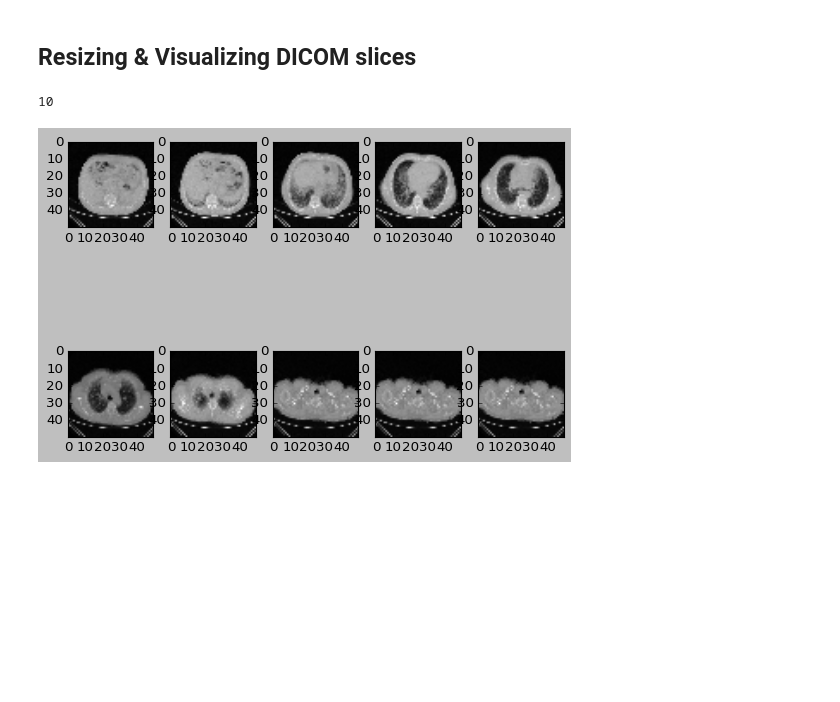
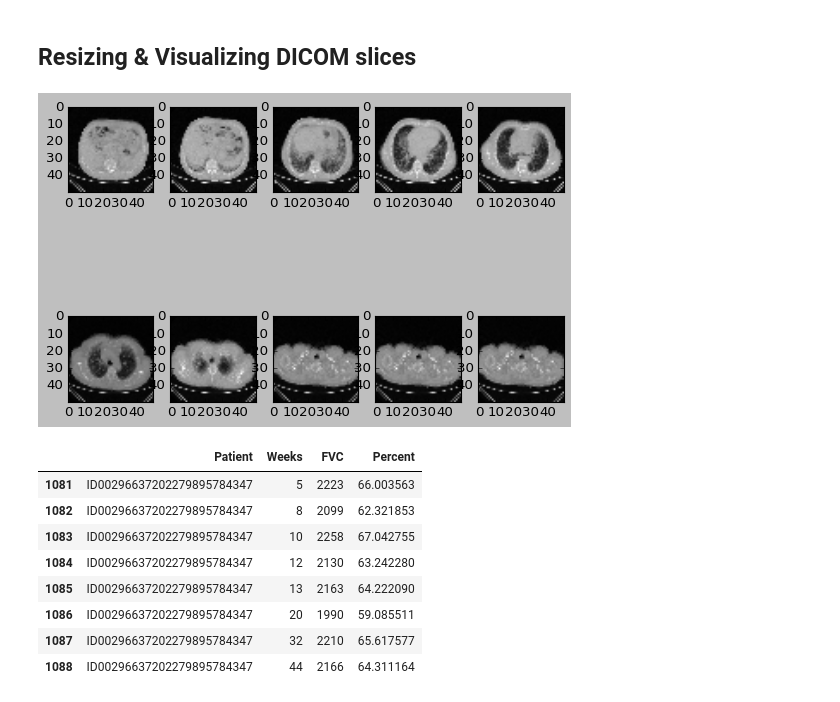
Before and after one commit to vdegenova/osic_kaggle, a Jupyter notebook: Data Ingestion.ipynb, the cells around one changed output. Cells and saved outputs as stored; diff of their text form; code cells hidden in the pictures; blank space fills up the shorter version.

```diff
--- a/Data Ingestion.ipynb
+++ b/Data Ingestion.ipynb
@@ -104,7 +104,7 @@ def process_data(patient, patient_history_df, img_px_size=50, hm_slices=10, visu
         del new_slices[HM_SLICES]
         new_slices[HM_SLIZES-1] = new_val
 
-    print(len(new_slices))
+#     print(len(new_slices))
 
 
     if visualize:
@@ -113,8 +113,28 @@ def process_data(patient, patient_history_df, img_px_size=50, hm_slices=10, visu
             y = fig.add_subplot(2, 5, num+1)
             y.imshow(each_slice, cmap="gray")
         plt.show()
+
+    relevant_side_info = patient_history_df[["Patient", "Weeks", "FVC", "Percent"]]
+
+    return np.array(new_slices), relevant_side_info
-# %%
-process_data(patients[0], patient_history_df, visualize=1)
-# %% [output]
-10
-[figure, removed]
+# %%
+error_log = []
+for patient in patients[:1]:
+    patient_history_df = train_df[train_df.Patient == patient].sort_values(by="Weeks")
+    try:
+        slices, df = process_data(patient, patient_history_df, visualize=1)
+    except Exception as e:
+        error_log.append((patient, e))
+        continue
+df
+# %% [output]
+[figure, added]
+|  | Patient | Weeks | FVC | Percent |
+| 1081 | ID00296637202279895784347 | 5 | 2223 | 66.003563 |
+| 1082 | ID00296637202279895784347 | 8 | 2099 | 62.321853 |
+| 1083 | ID00296637202279895784347 | 10 | 2258 | 67.042755 |
+| 1084 | ID00296637202279895784347 | 12 | 2130 | 63.242280 |
+| 1085 | ID00296637202279895784347 | 13 | 2163 | 64.222090 |
+| 1086 | ID00296637202279895784347 | 20 | 1990 | 59.085511 |
+| 1087 | ID00296637202279895784347 | 32 | 2210 | 65.617577 |
+| 1088 | ID00296637202279895784347 | 44 | 2166 | 64.311164 |
```
Also changed, not shown: parts of 2 cells of this notebook.
